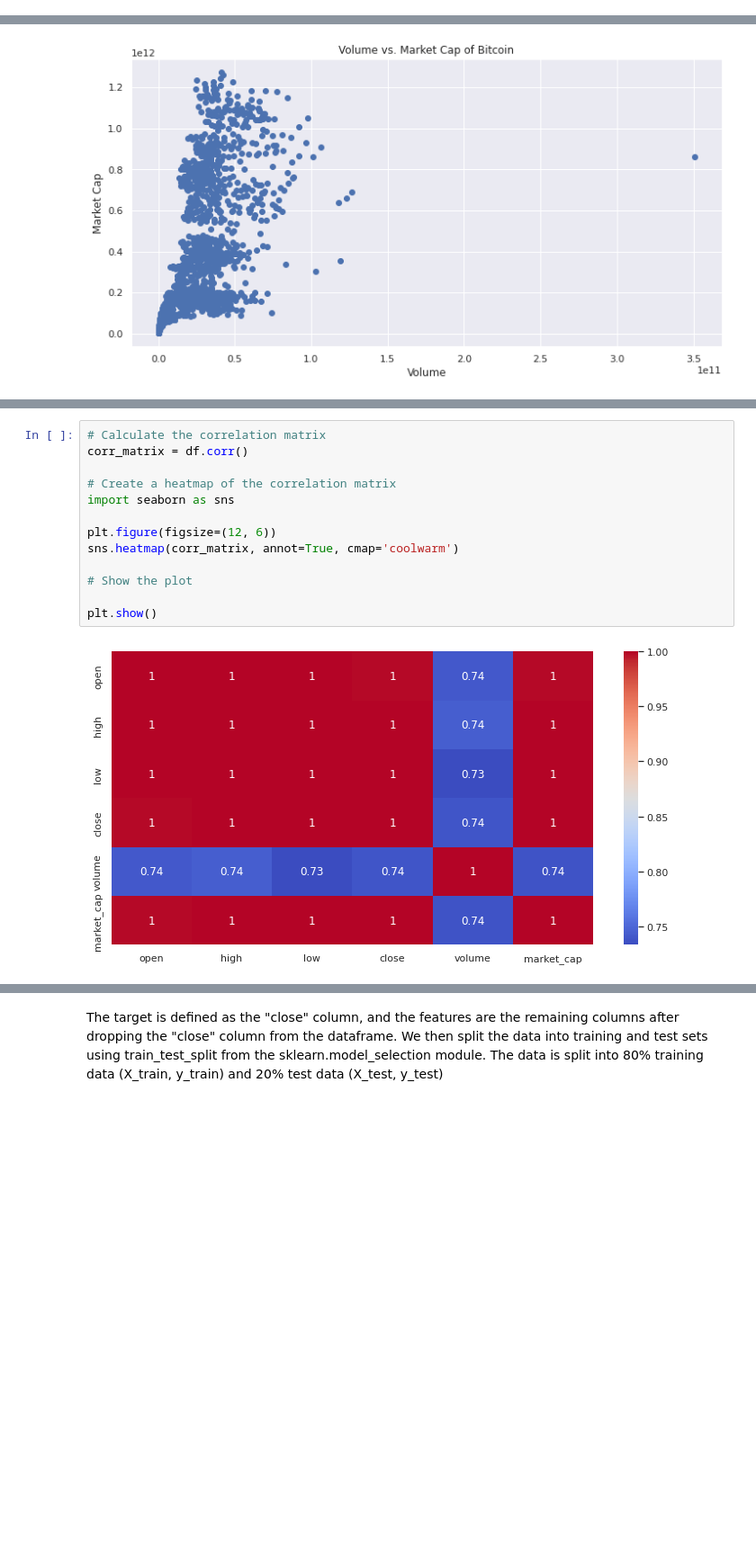
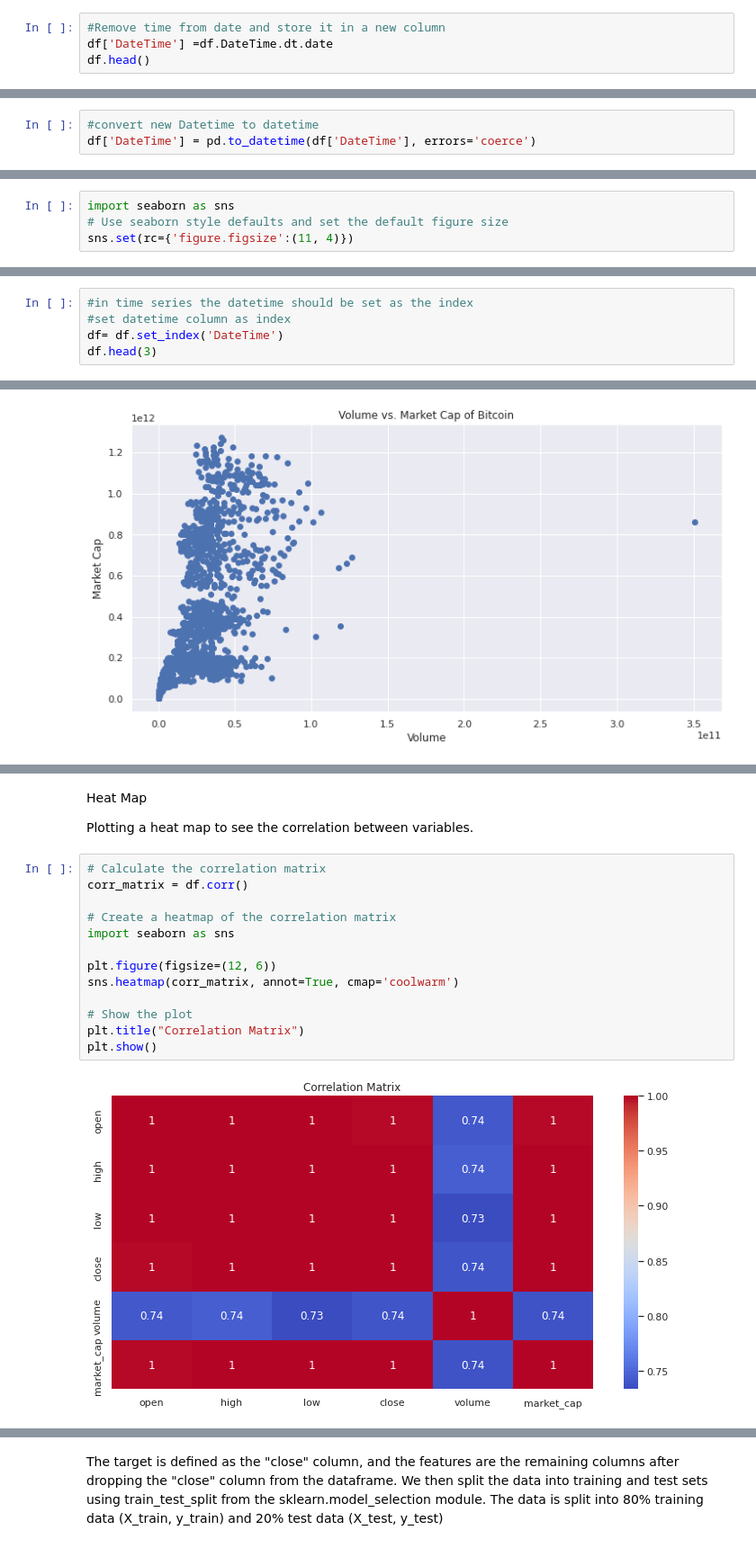
Before and after one commit to Sam1522/Bitcoin_Time_Series_Prediction, a Jupyter notebook: Bitcoin_Price_Prediction.ipynb, the cells around one changed output, grey strips where cells are left out. Shown at 90% size. Drawn from its saved outputs; the diff is of its cells as text; blank space fills up the shorter version.

```diff
--- a/Bitcoin_Price_Prediction.ipynb
+++ b/Bitcoin_Price_Prediction.ipynb
@@ -212,0 +266,4 @@ df['market_cap'] = pd.to_numeric(df['market_cap'], errors='coerce')
+# %%
+#Remove time from date and store it in a new column
+df['DateTime'] =df.DateTime.dt.date
+df.head()
@@ -213,3 +277,6 @@ df['market_cap'] = pd.to_numeric(df['market_cap'], errors='coerce')
+# %%
+#convert new Datetime to datetime
+df['DateTime'] = pd.to_datetime(df['DateTime'], errors='coerce')
 # %%
 df.info()
 # %% [output]
@@ -304,0 +384,4 @@ The data distribution indicates positive skewness
+# %%
+import seaborn as sns
+# Use seaborn style defaults and set the default figure size
+sns.set(rc={'figure.figsize':(11, 4)})
@@ -316,0 +418,5 @@ plt.show()
+# %%
+#in time series the datetime should be set as the index
+#set datetime column as index
+df= df.set_index('DateTime')
+df.head(3)
@@ -330,15 +502,20 @@ plt.show()
+# %% [markdown]
+Heat Map
+
+
+Plotting a heat map to see the correlation between variables.
 # %%
 # Calculate the correlation matrix
 corr_matrix = df.corr()
 
 # Create a heatmap of the correlation matrix
 import seaborn as sns
 
 plt.figure(figsize=(12, 6))
 sns.heatmap(corr_matrix, annot=True, cmap='coolwarm')
 
 # Show the plot
-
+plt.title("Correlation Matrix")
 plt.show()
 # %% [output]
-[figure, old version]
+[figure, new version]
```
Also changed, not shown: parts of 129 cells of this notebook.
